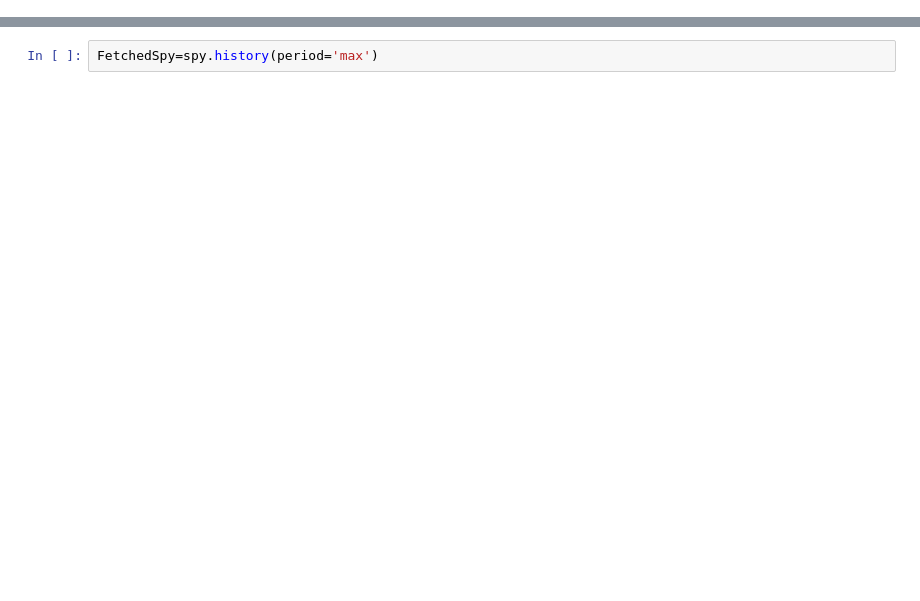
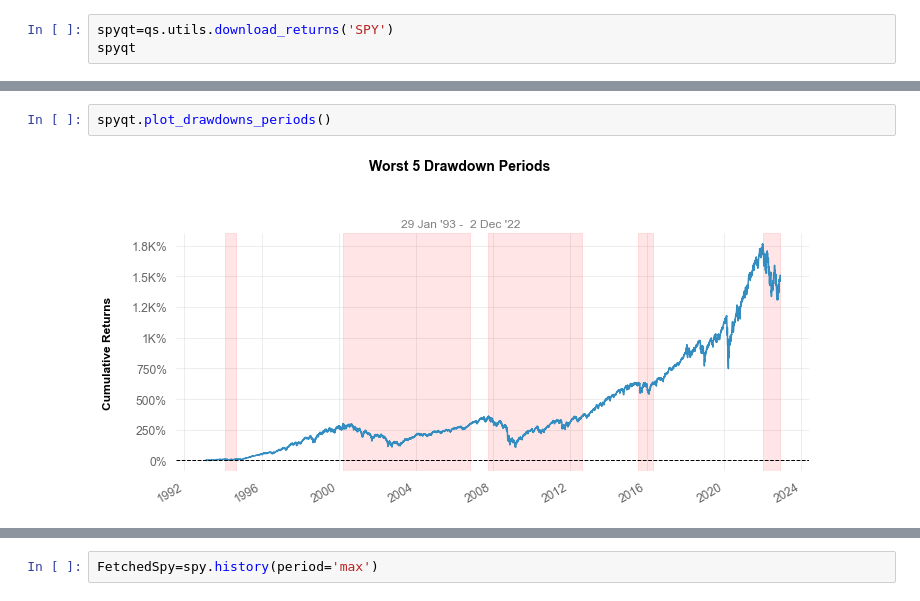
Before and after one commit to NingDin/Group-Project1, a Jupyter notebook: yfinance-spy.ipynb, the cells around one changed output, grey strips where cells are left out. Cells and saved outputs as stored; diff of their text form; blank space fills up the shorter version.

```diff
--- a/yfinance-spy.ipynb
+++ b/yfinance-spy.ipynb
@@ -4,0 +89,3 @@ import pandas as pd
+# %%
+spyqt=qs.utils.download_returns('SPY')
+spyqt
@@ -4,0 +123,4 @@ import pandas as pd
+# %%
+spyqt.plot_drawdowns_periods()
+# %% [output]
+[figure, added]
```
Also changed, not shown: parts of 118 cells of this notebook, 1 other file.
